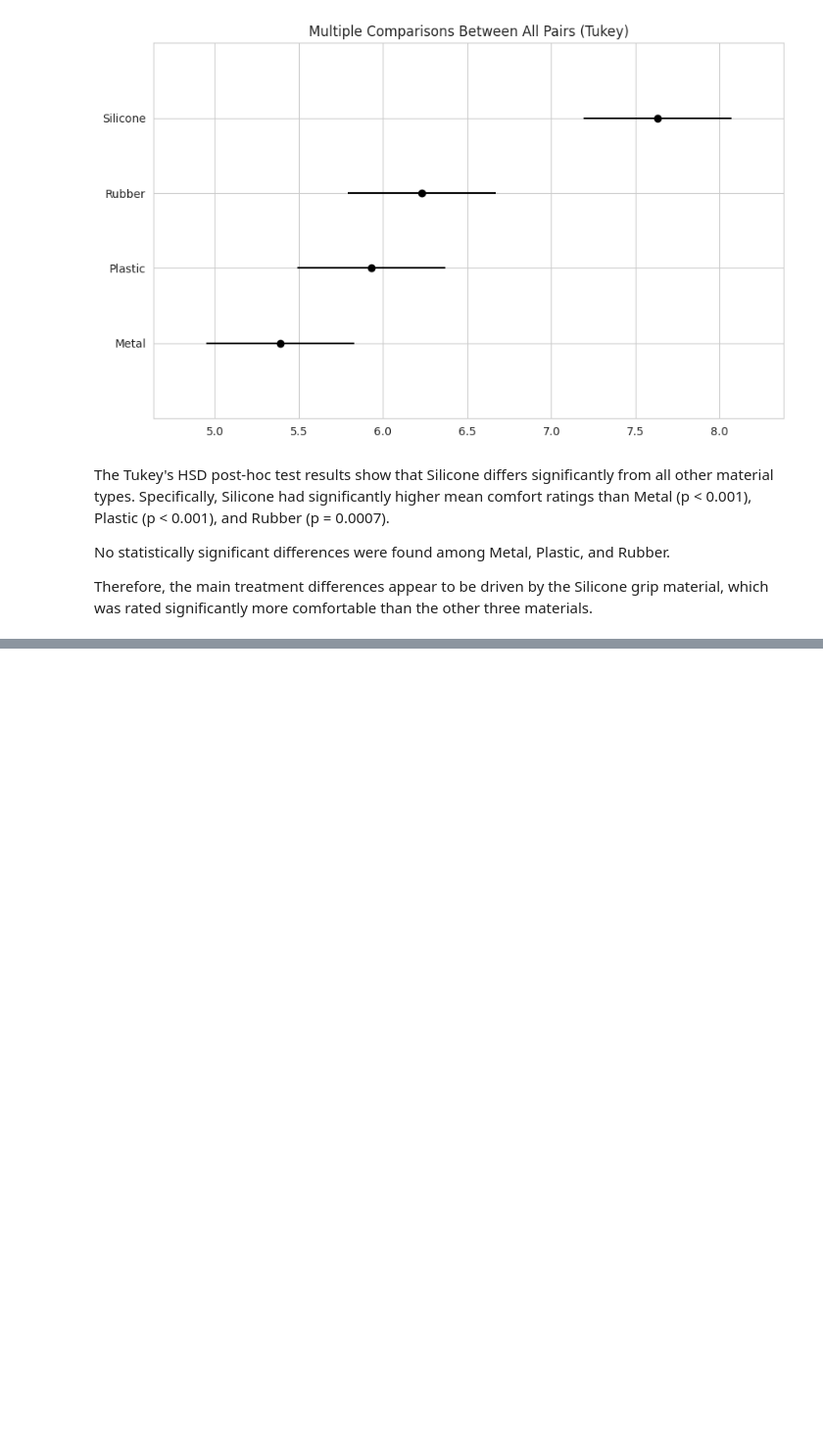
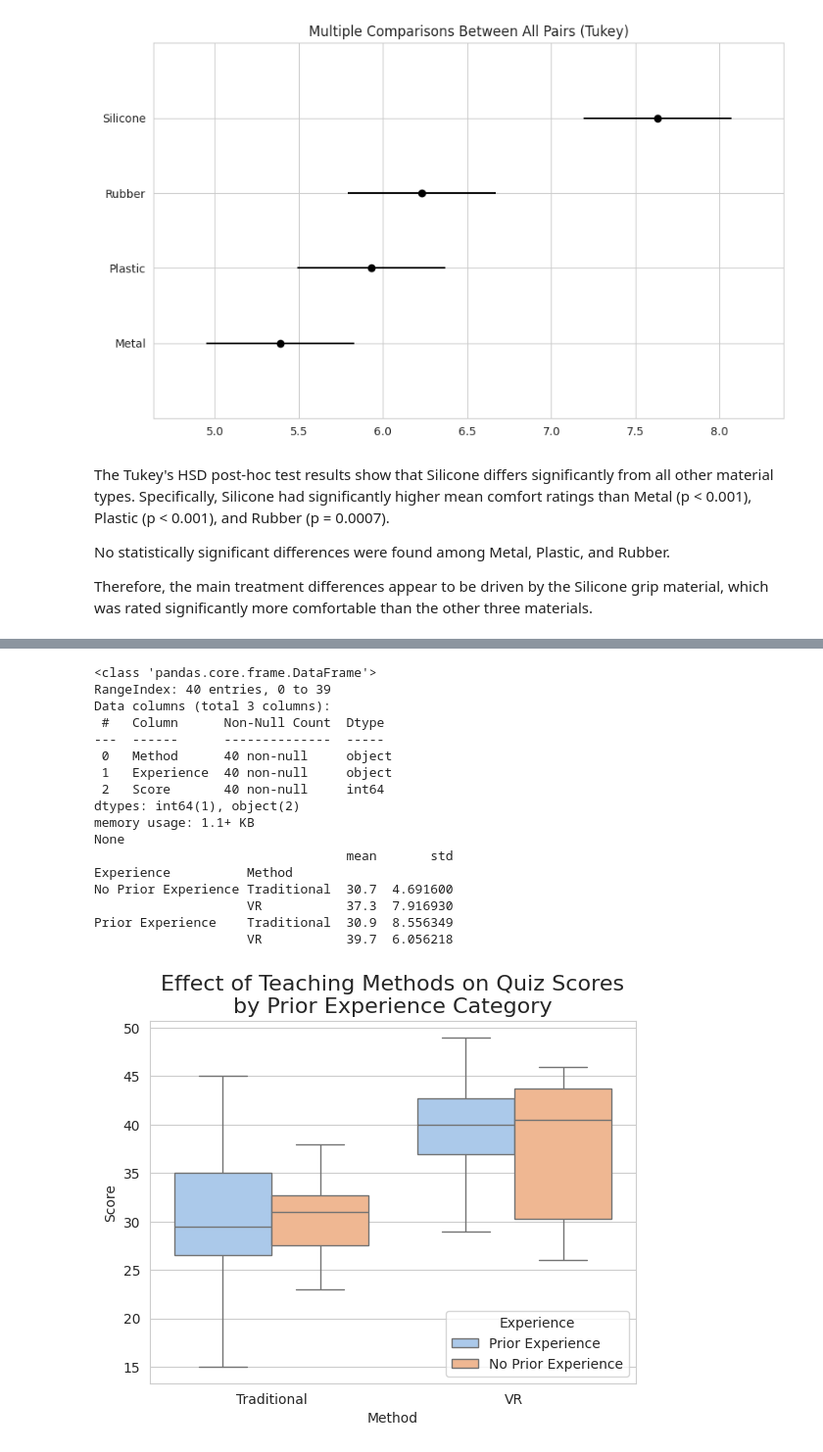
Before and after one commit to rohanbhuin/STAT-7220-Applied-Experimental-Design, a Jupyter notebook: Assignments/Midterm-Exam/Midterm-Exam.ipynb, the cells around one changed output, grey strips where cells are left out. Shown at 98% size. Cells and saved outputs as stored; diff of their text form; code cells hidden in the pictures; blank space fills up the shorter version.

```diff
--- a/Assignments/Midterm-Exam/Midterm-Exam.ipynb
+++ b/Assignments/Midterm-Exam/Midterm-Exam.ipynb
@@ -350,0 +356,59 @@ One limitation of this experiment is that perceived comfort is a **subjective ra
+# %%
+## Import Appropriate Libraries ##
+import pandas as pd
+import numpy as np
+import seaborn as sns
+import matplotlib.pyplot as plt
+import statsmodels.api as sm
+from statsmodels.formula.api import ols
+from statsmodels.stats.multicomp import pairwise_tukeyhsd
+
+## Import Data ##
+teaching = pd.read_excel('Nursing VR Study.xlsx')
+
+## Data Integrity Check ##
+print(teaching.info())
+
+## Calculate Means and Standard Deviations
+## by Prior Knowledge and Teaching Method ##
+sum_stats = teaching.groupby(['Experience','Method'])['Score'].agg(['mean','std'])
+
+print(sum_stats)
+
+## Create the boxplot using seaborn.
+sns.set_style("whitegrid")
+
+sns.boxplot(
+    data=teaching,
+    x='Method',
+    y='Score',
+    hue='Experience',
+    palette='pastel'
+)
+
+## Add labels and titles ##
+plt.title("Effect of Teaching Methods on Quiz Scores\nby Prior Experience Category",
+          loc='center',
+          fontsize=16)
+
+## Show the plot ##
+plt.show()
+# %% [output]
+<class 'pandas.core.frame.DataFrame'>
+RangeIndex: 40 entries, 0 to 39
+Data columns (total 3 columns):
+ #   Column      Non-Null Count  Dtype
+---  ------      --------------  -----
+ 0   Method      40 non-null     object
+ 1   Experience  40 non-null     object
+ 2   Score       40 non-null     int64
+dtypes: int64(1), object(2)
+memory usage: 1.1+ KB
+None
+                                 mean       std
+Experience          Method
+No Prior Experience Traditional  30.7  4.691600
+                    VR           37.3  7.916930
+Prior Experience    Traditional  30.9  8.556349
+                    VR           39.7  6.056218
+[figure, added]
```
Also changed, not shown: parts of 19 cells of this notebook.
